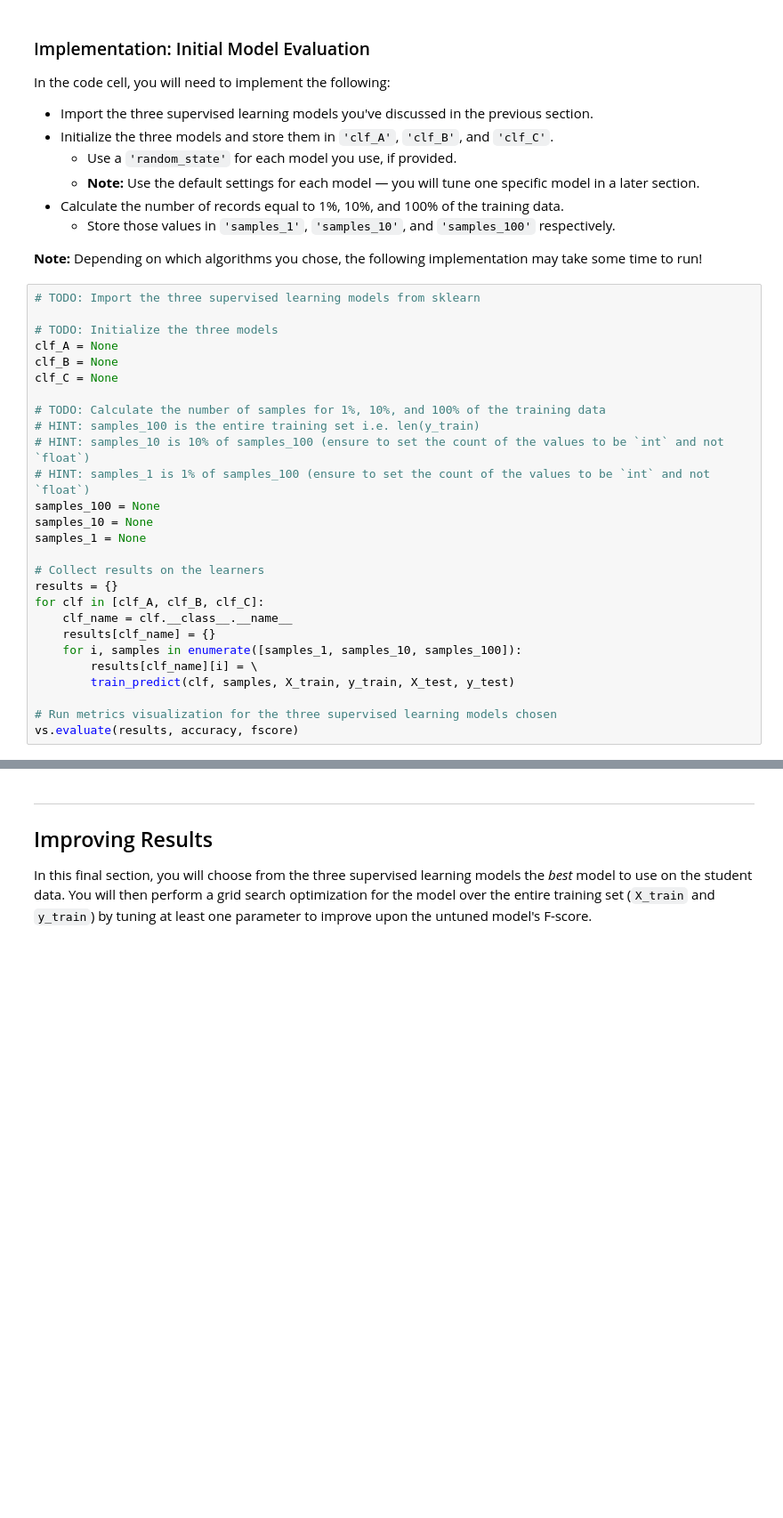
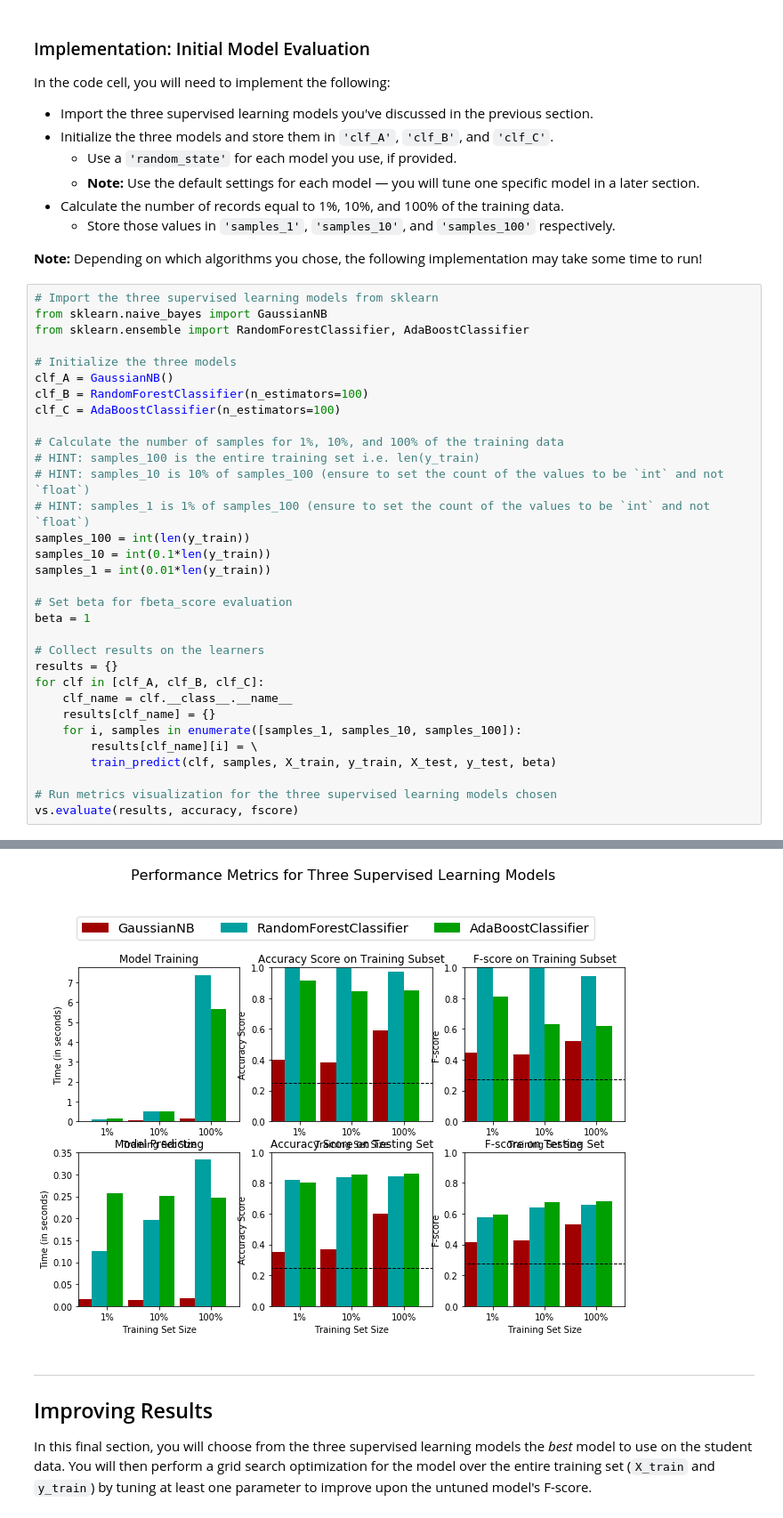
Before and after one commit to jeff-daniels/Udacity-Machine-Learning-Introduction-Nanodegree, a Jupyter notebook: Project 1: Finding Donors for CharityML/finding_donors.ipynb, the cells around one changed output, grey strips where cells are left out. Shown at 89% size. Saved outputs shown, nothing was run; the diff lists cells and outputs as text; blank space fills up the shorter version.

Commit message:
initial model evaluation

```diff
--- a/Project 1: Finding Donors for CharityML/finding_donors.ipynb
+++ b/Project 1: Finding Donors for CharityML/finding_donors.ipynb
@@ -362,20 +364,25 @@ In the code cell, you will need to implement the following:
 
 **Note:** Depending on which algorithms you chose, the following implementation may take some time to run!
 # %%
-# TODO: Import the three supervised learning models from sklearn
+# Import the three supervised learning models from sklearn
+from sklearn.naive_bayes import GaussianNB
+from sklearn.ensemble import RandomForestClassifier, AdaBoostClassifier
 
-# TODO: Initialize the three models
-clf_A = None
-clf_B = None
-clf_C = None
+# Initialize the three models
+clf_A = GaussianNB()
+clf_B = RandomForestClassifier(n_estimators=100)
+clf_C = AdaBoostClassifier(n_estimators=100)
 
-# TODO: Calculate the number of samples for 1%, 10%, and 100% of the training data
+# Calculate the number of samples for 1%, 10%, and 100% of the training data
 # HINT: samples_100 is the entire training set i.e. len(y_train)
 # HINT: samples_10 is 10% of samples_100 (ensure to set the count of the values to be `int` and not `float`)
 # HINT: samples_1 is 1% of samples_100 (ensure to set the count of the values to be `int` and not `float`)
-samples_100 = None
-samples_10 = None
-samples_1 = None
+samples_100 = int(len(y_train))
+samples_10 = int(0.1*len(y_train))
+samples_1 = int(0.01*len(y_train))
+
+# Set beta for fbeta_score evaluation
+beta = 1
 
 # Collect results on the learners
 results = {}
@@ -384,7 +391,8 @@ for clf in [clf_A, clf_B, clf_C]:
     results[clf_name] = {}
     for i, samples in enumerate([samples_1, samples_10, samples_100]):
         results[clf_name][i] = \
-        train_predict(clf, samples, X_train, y_train, X_test, y_test)
+        train_predict(clf, samples, X_train, y_train, X_test, y_test, beta)
 
 # Run metrics visualization for the three supervised learning models chosen
 vs.evaluate(results, accuracy, fscore)
+# %% [output]
@@ -391,3 +408,4 @@ vs.evaluate(results, accuracy, fscore)
+[figure, added]
 # %% [markdown]
 ----
 ## Improving Results
```
Also changed, not shown: parts of 5 cells of this notebook.
